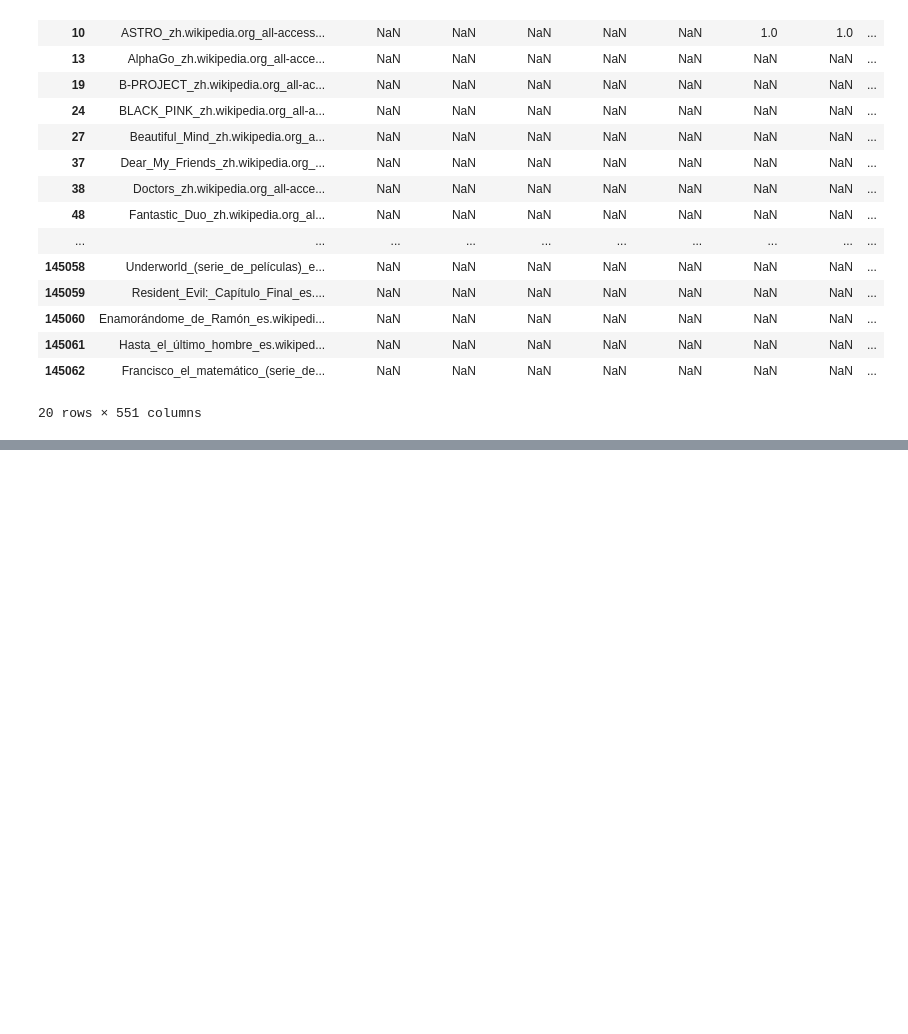
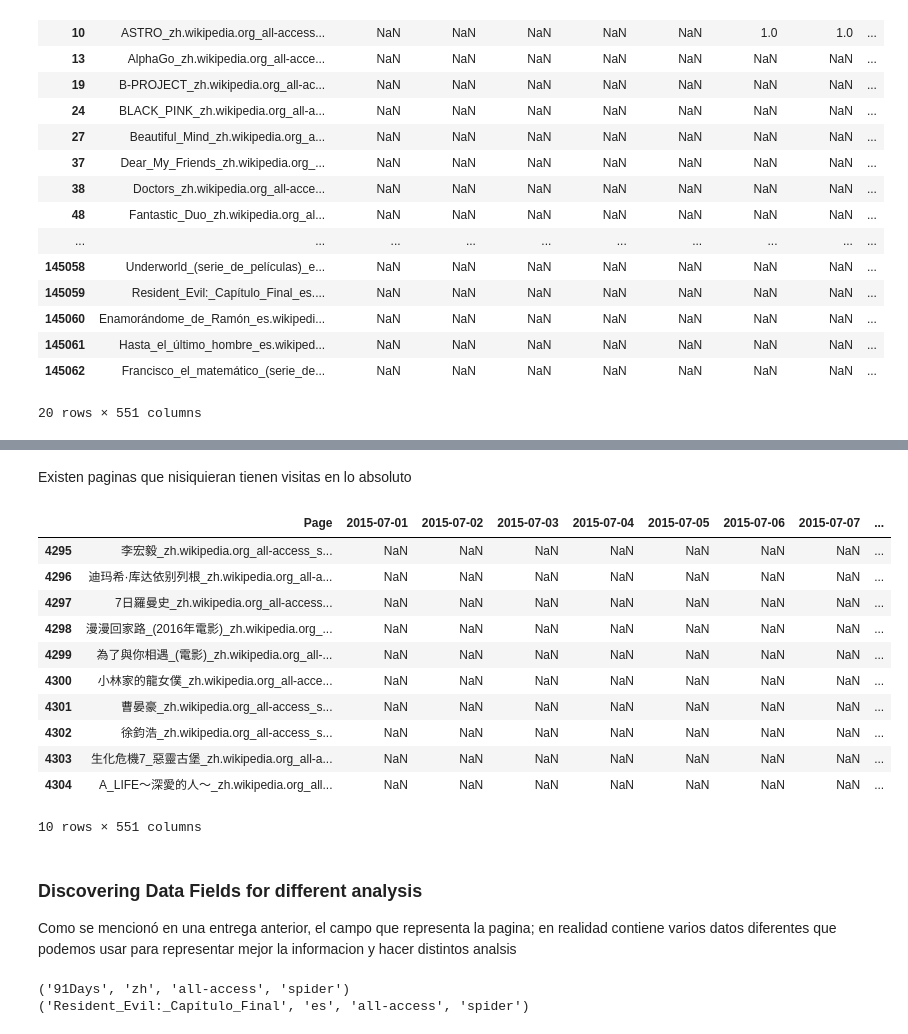
Before and after one commit to valentinaechavarria/-web-traffic-forecasting-project, a Jupyter notebook: 1_entregaFinal.ipynb, the cells around one changed output, grey strips where cells are left out. Drawn from its saved outputs; the diff is of its cells as text; code cells hidden in the pictures; blank space fills up the shorter version.

```diff
--- a/1_entregaFinal.ipynb
+++ b/1_entregaFinal.ipynb
@@ -177,0 +179,37 @@ plt.tight_layout()
+# %% [markdown]
+Existen paginas que nisiquieran tienen visitas en lo absoluto
+# %%
+nan_values.iloc[1000:1010]
+# %% [output]
+|  | Page | 2015-07-01 | 2015-07-02 | 2015-07-03 | 2015-07-04 | 2015-07-05 | 2015-07-06 | 2015-07-07 | ... |
+| 4295 | 李宏毅_zh.wikipedia.org_all-access_s... | NaN | NaN | NaN | NaN | NaN | NaN | NaN | ... |
+| 4296 | 迪玛希·库达依别列根_zh.wikipedia.org_all-a... | NaN | NaN | NaN | NaN | NaN | NaN | NaN | ... |
+| 4297 | 7日羅曼史_zh.wikipedia.org_all-access... | NaN | NaN | NaN | NaN | NaN | NaN | NaN | ... |
+| 4298 | 漫漫回家路_(2016年電影)_zh.wikipedia.org_... | NaN | NaN | NaN | NaN | NaN | NaN | NaN | ... |
+| 4299 | 為了與你相遇_(電影)_zh.wikipedia.org_all-... | NaN | NaN | NaN | NaN | NaN | NaN | NaN | ... |
+| 4300 | 小林家的龍女僕_zh.wikipedia.org_all-acce... | NaN | NaN | NaN | NaN | NaN | NaN | NaN | ... |
+| 4301 | 曹晏豪_zh.wikipedia.org_all-access_s... | NaN | NaN | NaN | NaN | NaN | NaN | NaN | ... |
+| 4302 | 徐鈞浩_zh.wikipedia.org_all-access_s... | NaN | NaN | NaN | NaN | NaN | NaN | NaN | ... |
+| 4303 | 生化危機7_惡靈古堡_zh.wikipedia.org_all-a... | NaN | NaN | NaN | NaN | NaN | NaN | NaN | ... |
+| 4304 | A_LIFE～深愛的人～_zh.wikipedia.org_all... | NaN | NaN | NaN | NaN | NaN | NaN | NaN | ... |
+10 rows × 551 columns
+# %% [markdown]
+### Discovering Data Fields for different analysis
+
+Como se mencionó en una entrega anterior, el campo que representa la pagina; en realidad contiene varios datos diferentes que podemos usar para representar mejor la informacion y hacer distintos analsis
+# %%
+import re
+
+def split_page_attributes(str):
+    fields = re.search('(.*)\_(.*).wikipedia.org\_(.*)\_(.*)', str)
+    if fields is not None:
+        return fields.group(1), fields.group(2), fields.group(3), fields.group(4)
+    else:
+        return "", "", "", ""
+
+
+print(split_page_attributes("91Days_zh.wikipedia.org_all-access_spider"))
+print(split_page_attributes("Resident_Evil:_Capítulo_Final_es.wikipedia.org_all-access_spider"))
+# %% [output]
+('91Days', 'zh', 'all-access', 'spider')
+('Resident_Evil:_Capítulo_Final', 'es', 'all-access', 'spider')
```
Also changed, not shown: parts of 8 cells of this notebook.
